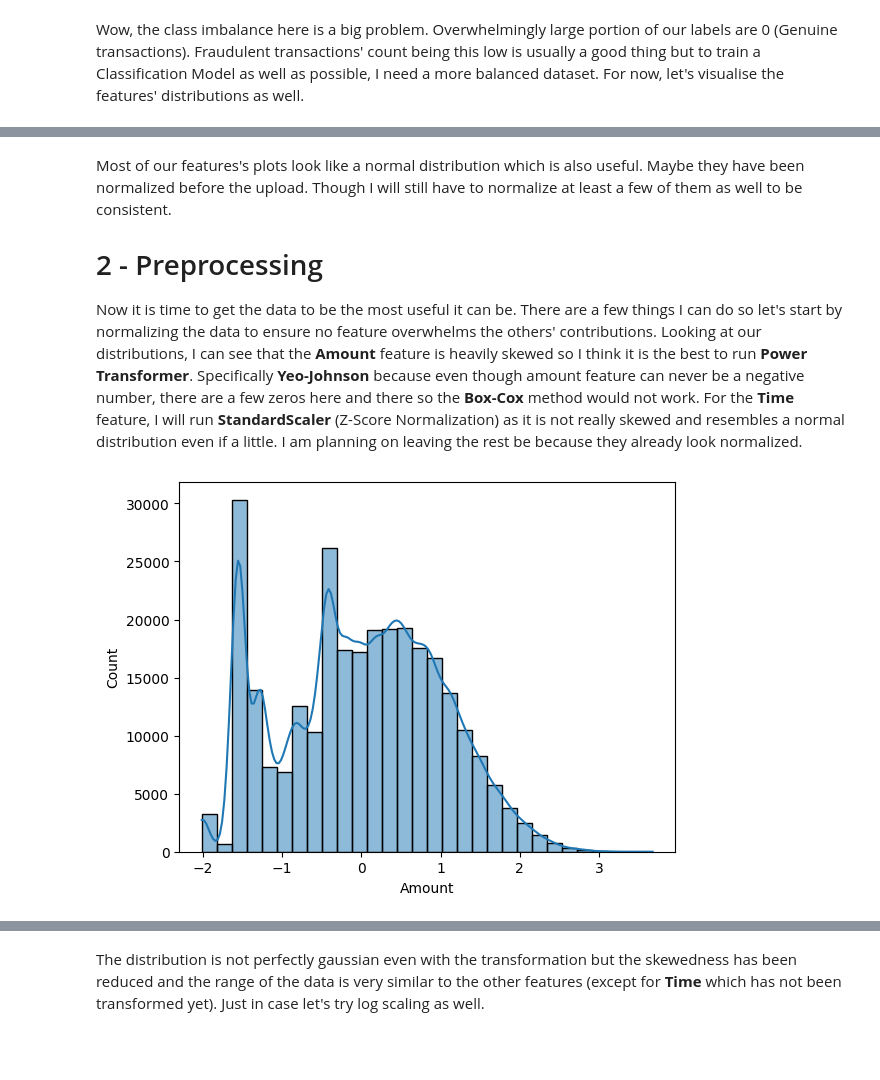
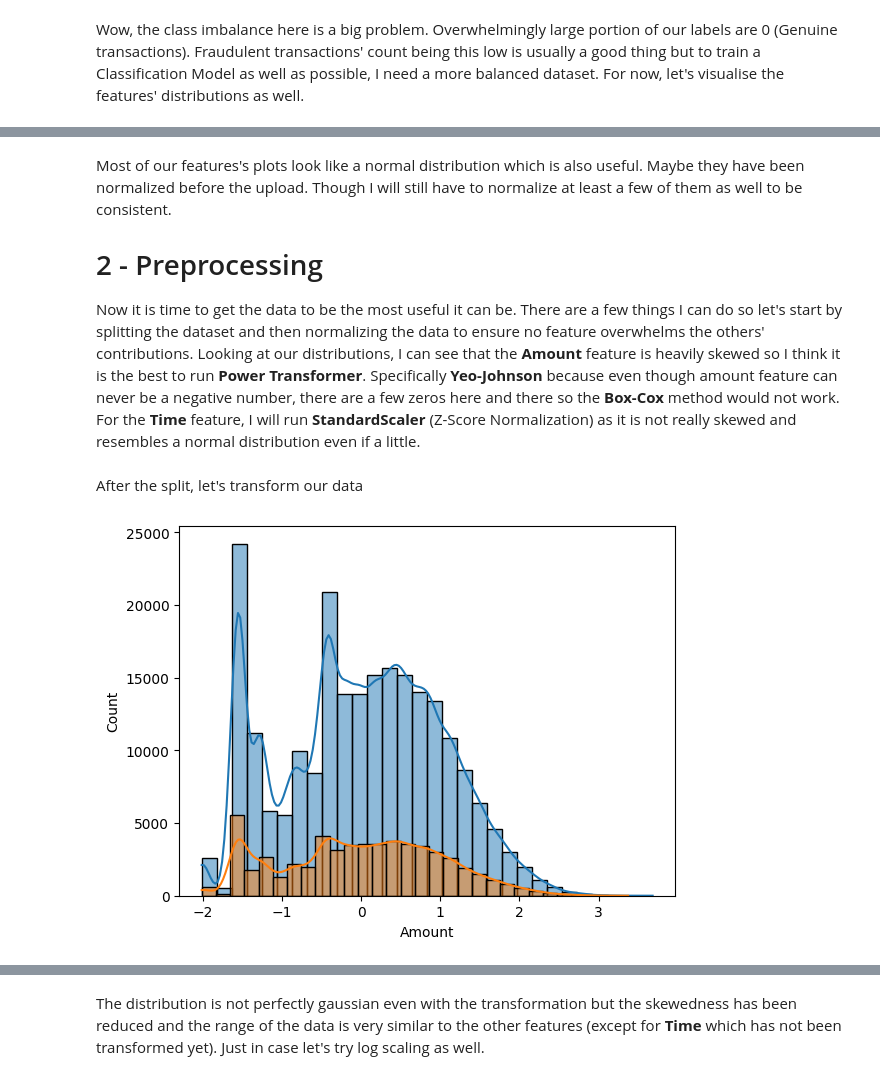
Before and after one commit to DoubleCyclone/Credit-Card-Fraud-Detection, a Jupyter notebook: notebooks/credit_card_fraud_detection.ipynb, the cells around one changed output, grey strips where cells are left out. Drawn from its saved outputs; the diff is of its cells as text; code cells hidden in the pictures; blank space fills up the shorter version.

```diff
--- a/notebooks/credit_card_fraud_detection.ipynb
+++ b/notebooks/credit_card_fraud_detection.ipynb
@@ -85 +72,5 @@ X_train.head()
+# %%
+# Create a label dataframe
+y = pd.DataFrame()
+y['Class'] = X['Class'].copy()
 # %% [markdown]
@@ -119,18 +117,26 @@ hist_plot_all_features(X_train)
 Most of our features's plots look like a normal distribution which is also useful. Maybe they have been normalized before the upload. Though I will still have to normalize at least a few of them as well to be consistent.
 
 # 2 - Preprocessing
-Now it is time to get the data to be the most useful it can be. There are a few things I can do so let's start by normalizing the data to ensure no feature overwhelms the others' contributions. Looking at our distributions, I can see that the **Amount** feature is heavily skewed so I think it is the best to run **Power Transformer**. Specifically **Yeo-Johnson** because even though amount feature can never be a negative number, there are a few zeros here and there so the **Box-Cox** method would not work. For the **Time** feature, I will run **StandardScaler** (Z-Score Normalization) as it is not really skewed and resembles a normal distribution even if a little. I am planning on leaving the rest be because they already look normalized.
+Now it is time to get the data to be the most useful it can be. There are a few things I can do so let's start by splitting the dataset and then normalizing the data to ensure no feature overwhelms the others' contributions. Looking at our distributions, I can see that the **Amount** feature is heavily skewed so I think it is the best to run **Power Transformer**. Specifically **Yeo-Johnson** because even though amount feature can never be a negative number, there are a few zeros here and there so the **Box-Cox** method would not work. For the **Time** feature, I will run **StandardScaler** (Z-Score Normalization) as it is not really skewed and resembles a normal distribution even if a little.
+# %%
+# Separate the data into train and test splits, stratify is important for imbalanced data
+X_train, X_test, y_train, y_test  = train_test_split(X.drop('Class', axis=1), y, test_size=0.2, random_state=42, stratify=X['Class'])
+# %% [markdown]
+After the split, let's transform our data
 # %%
 # Initialize Power Transformer, default is already Yeo-Johnson
-pt = skp.PowerTransformer()
+pt = PowerTransformer()
 
-# Copy the training data so I do not edit it
+# Initialize scaled DataFrames as copies of original data
 X_train_scaled = X_train.copy()
+X_test_scaled = X_test.copy()
 
-# Power Transform
-X_train_scaled['Amount'] = pt.fit_transform(pd.DataFrame(X_train_scaled['Amount']))
+# Power Transform 'Amount'
+X_train_scaled['Amount'] = pt.fit_transform(X_train_scaled[['Amount']])
+X_test_scaled['Amount'] = pt.transform(X_test_scaled[['Amount']])
 
 # Plot distribution
 _ = sns.histplot(data=X_train_scaled, x='Amount', bins=30, kde=True)
+_ = sns.histplot(data=X_test_scaled, x='Amount', bins=30, kde=True)
 # %% [output]
-[figure, old version]
+[figure, new version]
```
Also changed, not shown: parts of 41 cells of this notebook.
